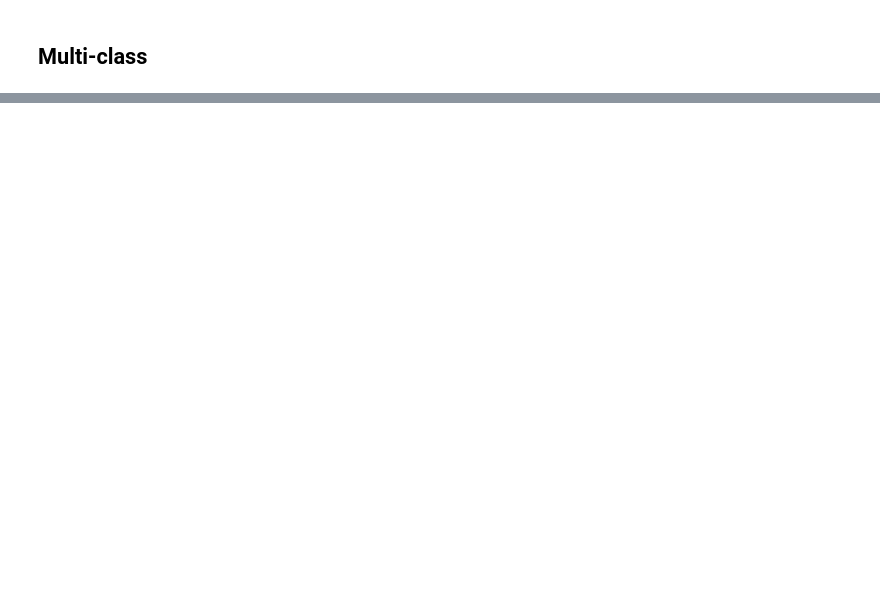
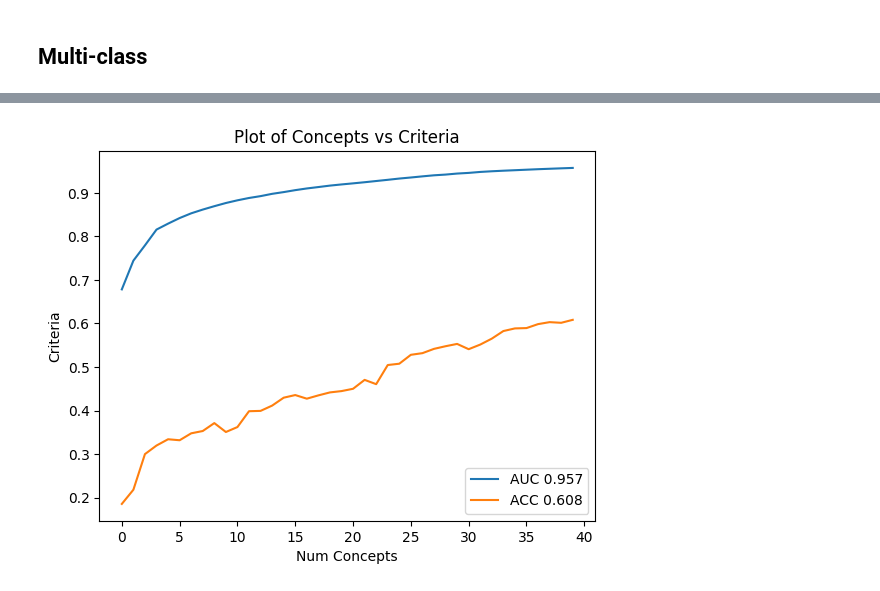
Before and after one commit to KevinArmbruster/optimal-summaries-public, a Jupyter notebook: vasopressor/explore_arabic_digits.ipynb, the cells around one changed output, grey strips where cells are left out. Saved outputs shown, nothing was run; the diff lists cells and outputs as text; code cells hidden in the pictures; blank space fills up the shorter version.

```diff
--- a/vasopressor/explore_arabic_digits.ipynb
+++ b/vasopressor/explore_arabic_digits.ipynb
@@ -670,3 +637,15 @@ plt.show()
+# %%
+plt.plot(greedy_results["Score"], label = f"AUC {greedy_results['Score'].values[-1]:.3f}")
+plt.plot(greedy_results["acc"], label = f"ACC {greedy_results['acc'].values[-1]:.3f}")
+
+plt.xlabel('Num Concepts')
+plt.ylabel('Criteria')
+plt.title('Plot of Concepts vs Criteria')
+
+plt.legend()
+plt.show()
+# %% [output]
+[figure, added]
 # %%
 top_k_csv_file = "/workdir/optimal-summaries-public/vasopressor/models/arabic/multiclass/top-k/bottleneck_r1_c6_topkinds.csv"
 n_concepts = 6
```
Also changed, not shown: parts of 23 cells of this notebook, 26 other files.
